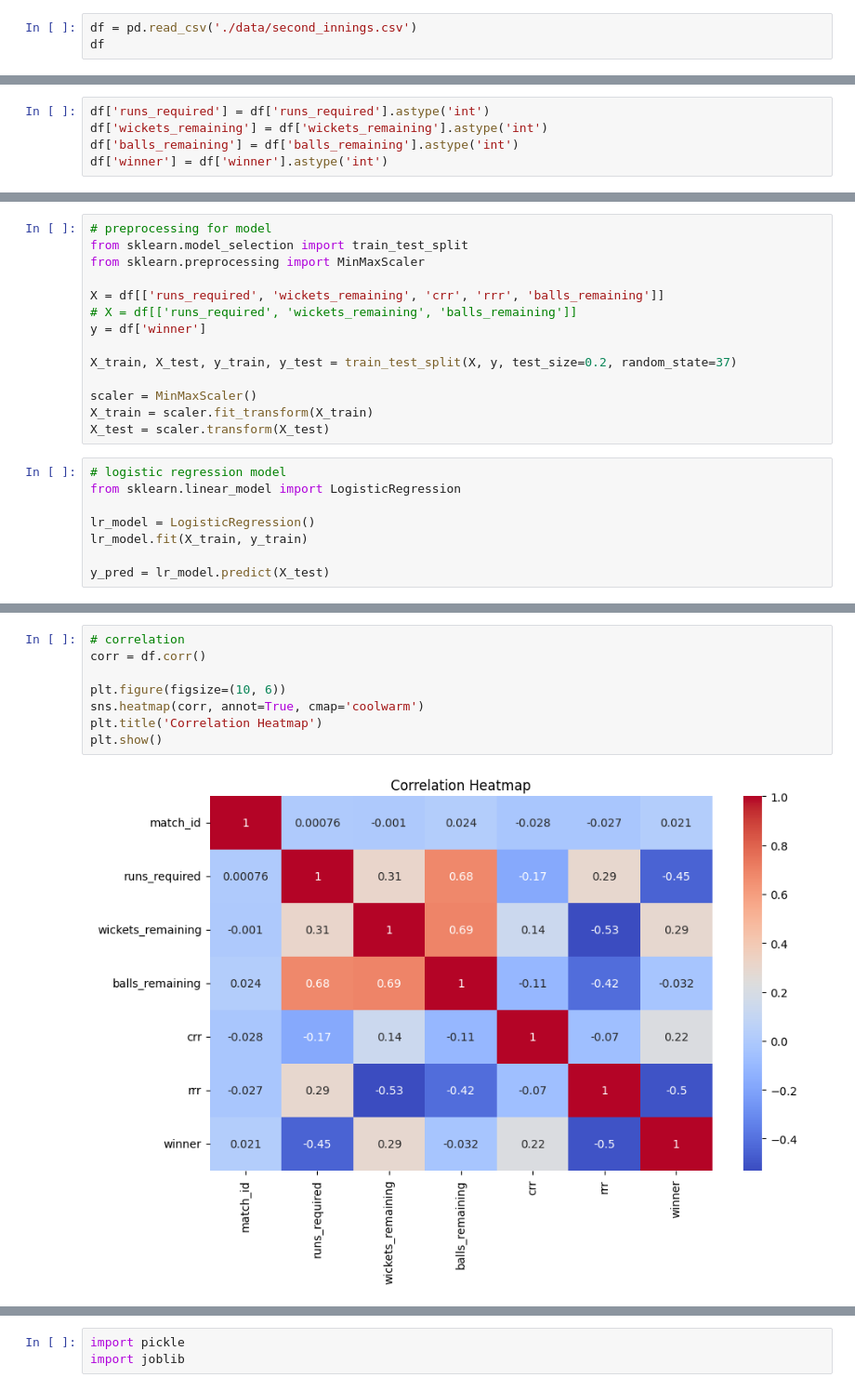
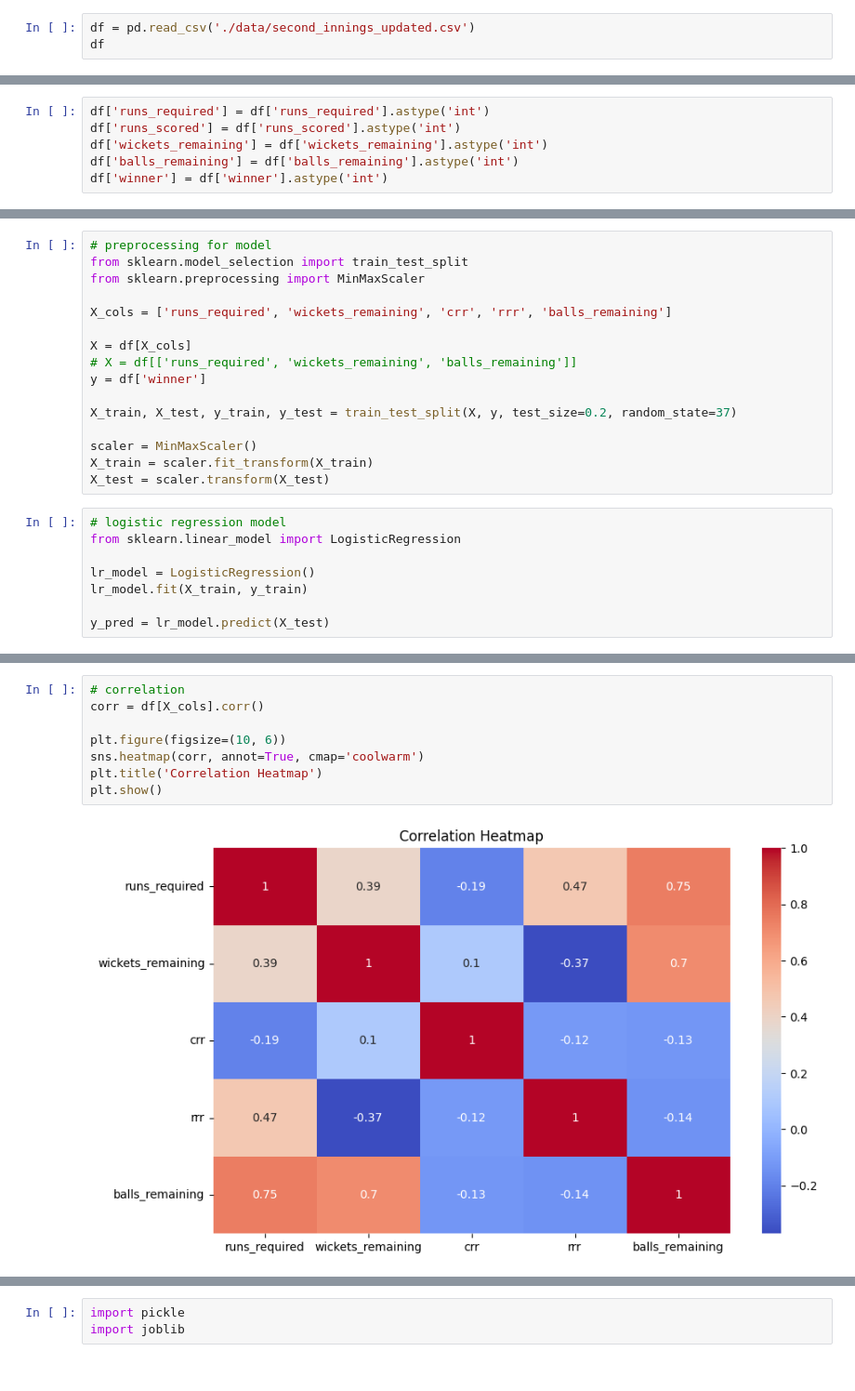
Before and after one commit to rushabhhere/t20-winner-prediction, a Jupyter notebook: model.ipynb, the cells around one changed output, grey strips where cells are left out. Shown at 93% size. Cells and saved outputs as stored; diff of their text form.

```diff
--- a/model.ipynb
+++ b/model.ipynb
@@ -1,7 +1,7 @@
 # %%
 import pandas as pd
 # %%
-df = pd.read_csv('./data/second_innings.csv')
+df = pd.read_csv('./data/second_innings_updated.csv')
 df
 # %% [output]
 |  | match_id | venue | innings | ball | batting_team | bowling_team | runs_off_bat | extras | wides | ... |
@@ -58,5 +60,6 @@ df.shape
 # %%
 df['runs_required'] = df['runs_required'].astype('int')
+df['runs_scored'] = df['runs_scored'].astype('int')
 df['wickets_remaining'] = df['wickets_remaining'].astype('int')
 df['balls_remaining'] = df['balls_remaining'].astype('int')
 df['winner'] = df['winner'].astype('int')
@@ -277,7 +279,9 @@ df.shape
 from sklearn.model_selection import train_test_split
 from sklearn.preprocessing import MinMaxScaler
 
-X = df[['runs_required', 'wickets_remaining', 'crr', 'rrr', 'balls_remaining']]
+X_cols = ['runs_required', 'wickets_remaining', 'crr', 'rrr', 'balls_remaining']
+
+X = df[X_cols]
 # X = df[['runs_required', 'wickets_remaining', 'balls_remaining']]
 y = df['winner']
 
@@ -308,12 +312,12 @@ array([0.21338072, 0.78661928])
 # %%
 # correlation
-corr = df.corr()
+corr = df[X_cols].corr()
 
 plt.figure(figsize=(10, 6))
 sns.heatmap(corr, annot=True, cmap='coolwarm')
 plt.title('Correlation Heatmap')
 plt.show()
 # %% [output]
-[figure, old version]
+[figure, new version]
 # %%
 # test for custom input
```
Also changed, not shown: parts of 43 cells of this notebook, 7 other files.
